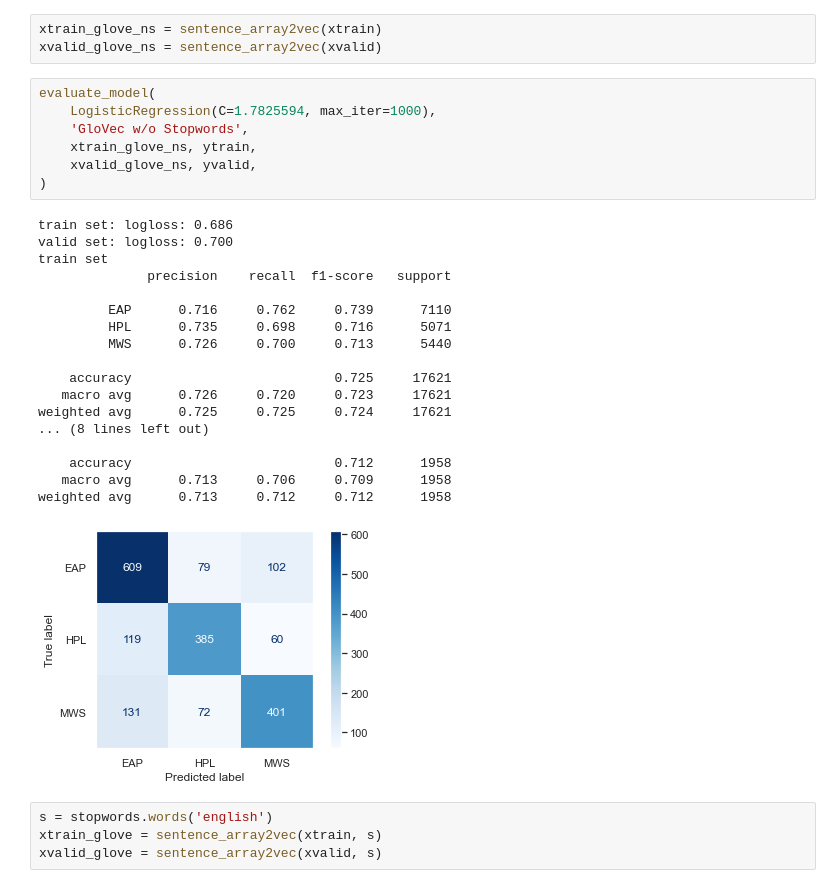
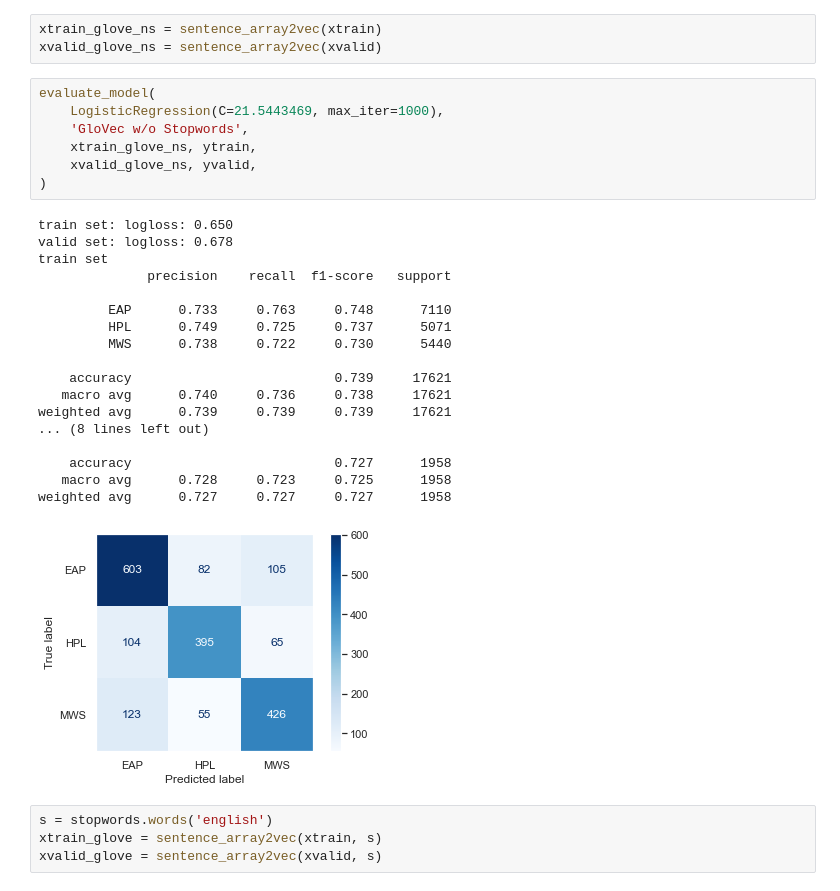
Before and after one commit to genzj/nlp-kaggle-training-course, a Jupyter notebook: 12-word-vector.ipynb, the cells around one changed output. Drawn from its saved outputs; the diff is of its cells as text.

```diff
--- a/12-word-vector.ipynb
+++ b/12-word-vector.ipynb
@@ -201,30 +201,30 @@ xtrain_glove_ns = sentence_array2vec(xtrain)
 xvalid_glove_ns = sentence_array2vec(xvalid)
 # %%
 evaluate_model(
-    LogisticRegression(C=1.7825594, max_iter=1000),
+    LogisticRegression(C=21.5443469, max_iter=1000),
     'GloVec w/o Stopwords',
     xtrain_glove_ns, ytrain,
     xvalid_glove_ns, yvalid,
 )
 # %% [output]
-train set: logloss: 0.686
-valid set: logloss: 0.700
+train set: logloss: 0.650
+valid set: logloss: 0.678
 train set
               precision    recall  f1-score   support
 
-         EAP      0.716     0.762     0.739      7110
-         HPL      0.735     0.698     0.716      5071
-         MWS      0.726     0.700     0.713      5440
+         EAP      0.733     0.763     0.748      7110
+         HPL      0.749     0.725     0.737      5071
+         MWS      0.738     0.722     0.730      5440
 
-    accuracy                          0.725     17621
-   macro avg      0.726     0.720     0.723     17621
-weighted avg      0.725     0.725     0.724     17621
+    accuracy                          0.739     17621
+   macro avg      0.740     0.736     0.738     17621
+weighted avg      0.739     0.739     0.739     17621
 ... (8 lines left out)
 
-    accuracy                          0.712      1958
-   macro avg      0.713     0.706     0.709      1958
-weighted avg      0.713     0.712     0.712      1958
+    accuracy                          0.727      1958
+   macro avg      0.728     0.723     0.725      1958
+weighted avg      0.727     0.727     0.727      1958
-[figure, old version]
+[figure, new version]
 # %%
 s = stopwords.words('english')
 xtrain_glove = sentence_array2vec(xtrain, s)
```
Also changed, not shown: parts of 4 cells of this notebook.
